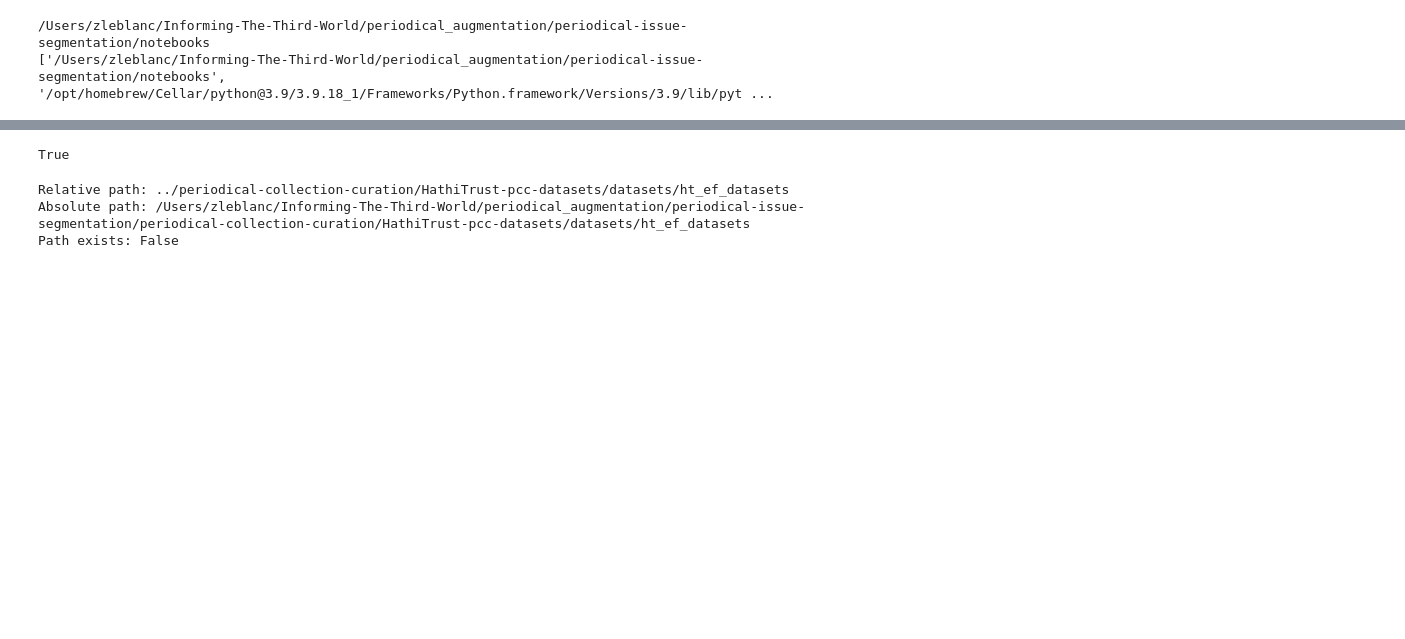
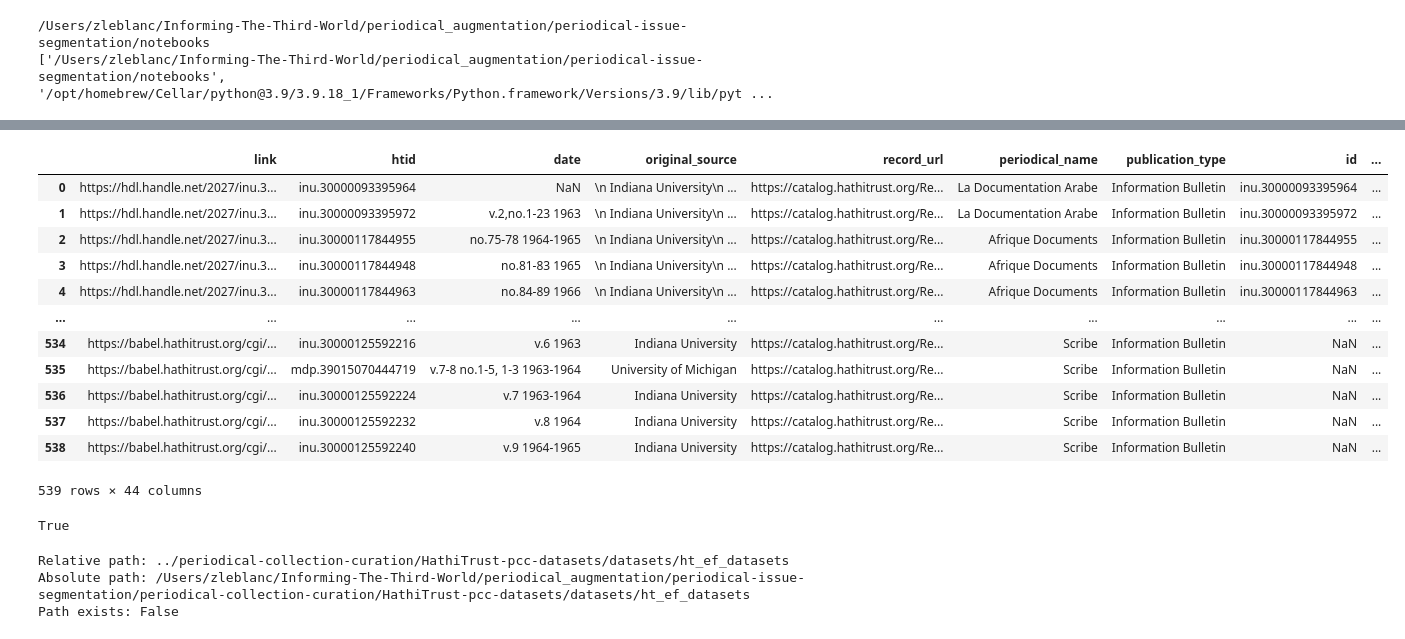
Before and after one commit to Informing-The-Third-World/periodical-wavelet-analysis, a Jupyter notebook: notebooks/TestingPaths.ipynb, the cells around one changed output, grey strips where cells are left out. Drawn from its saved outputs; the diff is of its cells as text; code cells hidden in the pictures; blank space fills up the shorter version.

Commit message:
volume annotation working

```diff
--- a/notebooks/TestingPaths.ipynb
+++ b/notebooks/TestingPaths.ipynb
@@ -11,5 +11,5 @@ from segmentation_scripts.filter_records import *
 ['/Users/zleblanc/Informing-The-Third-World/periodical_augmentation/periodical-issue-segmentation/notebooks', '/opt/homebrew/Cellar/python@3.9/3.9.18_1/Frameworks/Python.framework/Versions/3.9/lib/pyt ...
 # %%
 import pandas as pd
-
-df = pd.read_csv("../datasets/mapping_files/directory_annotation_metadata_mapping.csv")
+import os
+df = pd.read_csv(os.path.join("..", "..", "..", "periodical-collection-curation", "HathiTrust-pcc-datasets", "datasets", "preidentified_periodicals_with_full_metadata.csv"))
@@ -30,3 +341,66 @@ df
+# %%
+		dir_list = [subdir.replace(extracted_features_output_dir, '') for subdir, _, _ in os.walk(extracted_features_output_dir)]
+		subset_dir_list = [d for d in dir_list if d.count(os.sep) == 1]
+		# Read the annotated mapping file
+		annotated_mapping_output_path = os.path.join('..', 'datasets', 'mapping_files', 'annotation_metadata_mapping.csv')
+		annotated_mapping_df = pd.read_csv(annotated_mapping_output_path)
+		dfs = []
+
+		# Iterate over all metadata files
+		metadata_output_path = os.path.join('..', 'datasets', 'metadatas')
+		for _, _, files in tqdm(os.walk(metadata_output_path)):
+			for f in files:
+				if f.endswith('.csv'):
+					console.print(f'Processing {f}...', style="magenta")
+					# Create file name and join directories for files
+					file_name = f.rsplit('.', 1)[0]
+					filenames = '_'.join([fi for fi in file_name.split('_') if not fi.isdigit()])
+					appended_data = False
+					final_dir = ''
+					for dir_name in subset_dir_list:
+						fuzziness = fuzz.ratio(filenames.replace('/', '').replace('_', ' '), dir_name.replace('/', '').replace('_', ' '))
+						if fuzziness > 80:
+							console.print(f"Found a match for {file_name} with {filenames.replace('/', '').replace('_', ' ')} and {dir_name.replace('/', '').replace('_', ' ')} of {fuzziness} fuzzy ratio.", style="bold green")
+							appended_data = True
+							final_dir = dir_name
+							df = pd.DataFrame([{
+								'local_dir': dir_name.split('/')[-1],
+								'file_name': filenames,
+								'fuzzy_ratio': fuzziness,
+								'metadata_file': f,
+								'final_dir': final_dir
+							}])
+							dfs.append(df)
+							break
+					if appended_data == False:
+						# turn subdir list into enumerated dictionary
+						processed_subset_dir_list = {i: d for i, d in enumerate(subset_dir_list)}
+						console.print("No match found for", filenames.replace('/', '').replace('_', ' '), "in the subset directories. Please select the correct directory from the list below:", style="bold red")
+						console.print(processed_subset_dir_list, style="bold blue")
+						selected_dir = int(input("Please select the correct directory: "))
+						final_dir = processed_subset_dir_list[selected_dir]
+						df = pd.DataFrame([{
+							'local_dir': final_dir.split('/')[-1],
+							'file_name': filenames,
+							'fuzzy_ratio': None,
+							'metadata_file': f,
+							'final_dir': final_dir
+						}])
+						dfs.append(df)
+# %% [output]
+|  | link | htid | date | original_source | record_url | periodical_name | publication_type | id | ... |
+| 0 | https://hdl.handle.net/2027/inu.3... | inu.30000093395964 | NaN | \n Indiana University\n ... | https://catalog.hathitrust.org/Re... | La Documentation Arabe | Information Bulletin | inu.30000093395964 | ... |
+| 1 | https://hdl.handle.net/2027/inu.3... | inu.30000093395972 | v.2,no.1-23 1963 | \n Indiana University\n ... | https://catalog.hathitrust.org/Re... | La Documentation Arabe | Information Bulletin | inu.30000093395972 | ... |
+| 2 | https://hdl.handle.net/2027/inu.3... | inu.30000117844955 | no.75-78 1964-1965 | \n Indiana University\n ... | https://catalog.hathitrust.org/Re... | Afrique Documents | Information Bulletin | inu.30000117844955 | ... |
+| 3 | https://hdl.handle.net/2027/inu.3... | inu.30000117844948 | no.81-83 1965 | \n Indiana University\n ... | https://catalog.hathitrust.org/Re... | Afrique Documents | Information Bulletin | inu.30000117844948 | ... |
+| 4 | https://hdl.handle.net/2027/inu.3... | inu.30000117844963 | no.84-89 1966 | \n Indiana University\n ... | https://catalog.hathitrust.org/Re... | Afrique Documents | Information Bulletin | inu.30000117844963 | ... |
+| ... | ... | ... | ... | ... | ... | ... | ... | ... | ... |
+| 534 | https://babel.hathitrust.org/cgi/... | inu.30000125592216 | v.6 1963 | Indiana University | https://catalog.hathitrust.org/Re... | Scribe | Information Bulletin | NaN | ... |
+| 535 | https://babel.hathitrust.org/cgi/... | mdp.39015070444719 | v.7-8 no.1-5, 1-3 1963-1964 | University of Michigan | https://catalog.hathitrust.org/Re... | Scribe | Information Bulletin | NaN | ... |
+| 536 | https://babel.hathitrust.org/cgi/... | inu.30000125592224 | v.7 1963-1964 | Indiana University | https://catalog.hathitrust.org/Re... | Scribe | Information Bulletin | NaN | ... |
+| 537 | https://babel.hathitrust.org/cgi/... | inu.30000125592232 | v.8 1964 | Indiana University | https://catalog.hathitrust.org/Re... | Scribe | Information Bulletin | NaN | ... |
+| 538 | https://babel.hathitrust.org/cgi/... | inu.30000125592240 | v.9 1964-1965 | Indiana University | https://catalog.hathitrust.org/Re... | Scribe | Information Bulletin | NaN | ... |
+539 rows × 44 columns
 # %%
 os.path.exists("/Users/zleblanc/Informing-The-Third-World/periodical-collection-curation/HathiTrust-pcc-datasets/datasets/ht_ef_datasets")
 # %% [output]
```
Also changed, not shown: parts of 26 cells of this notebook, 1 other file.
